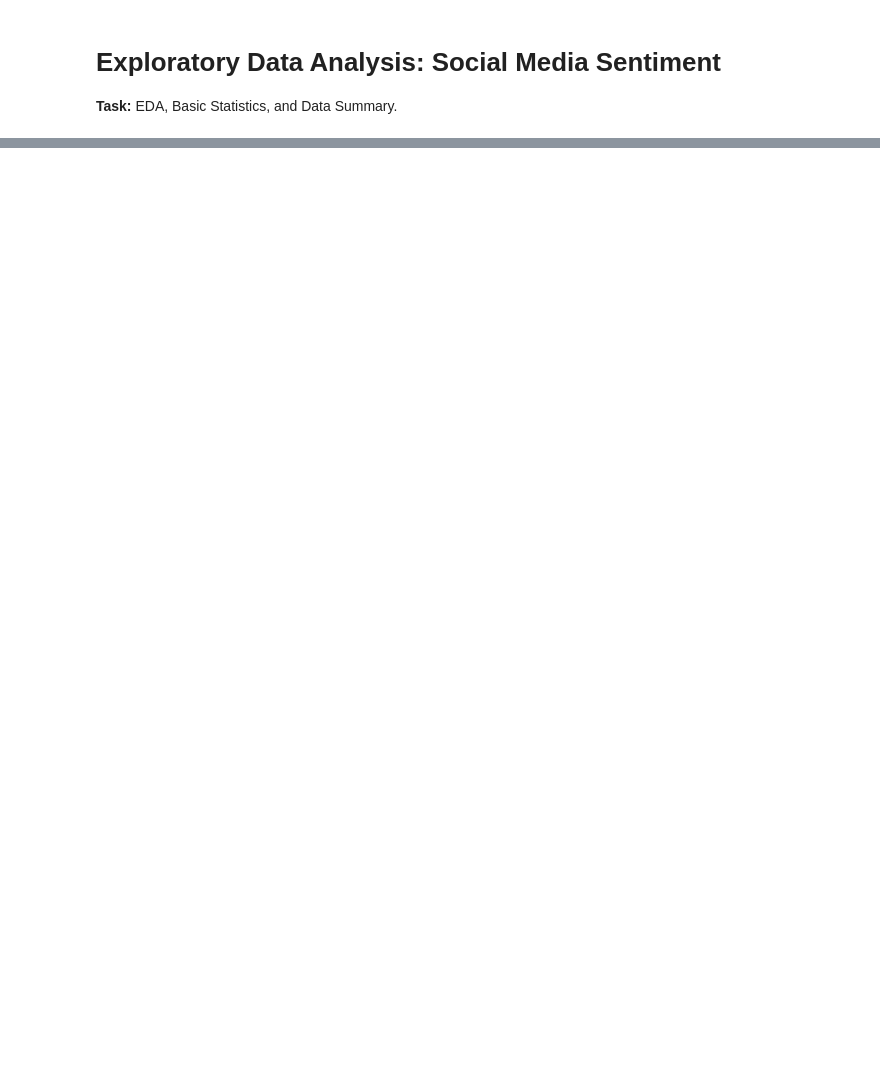
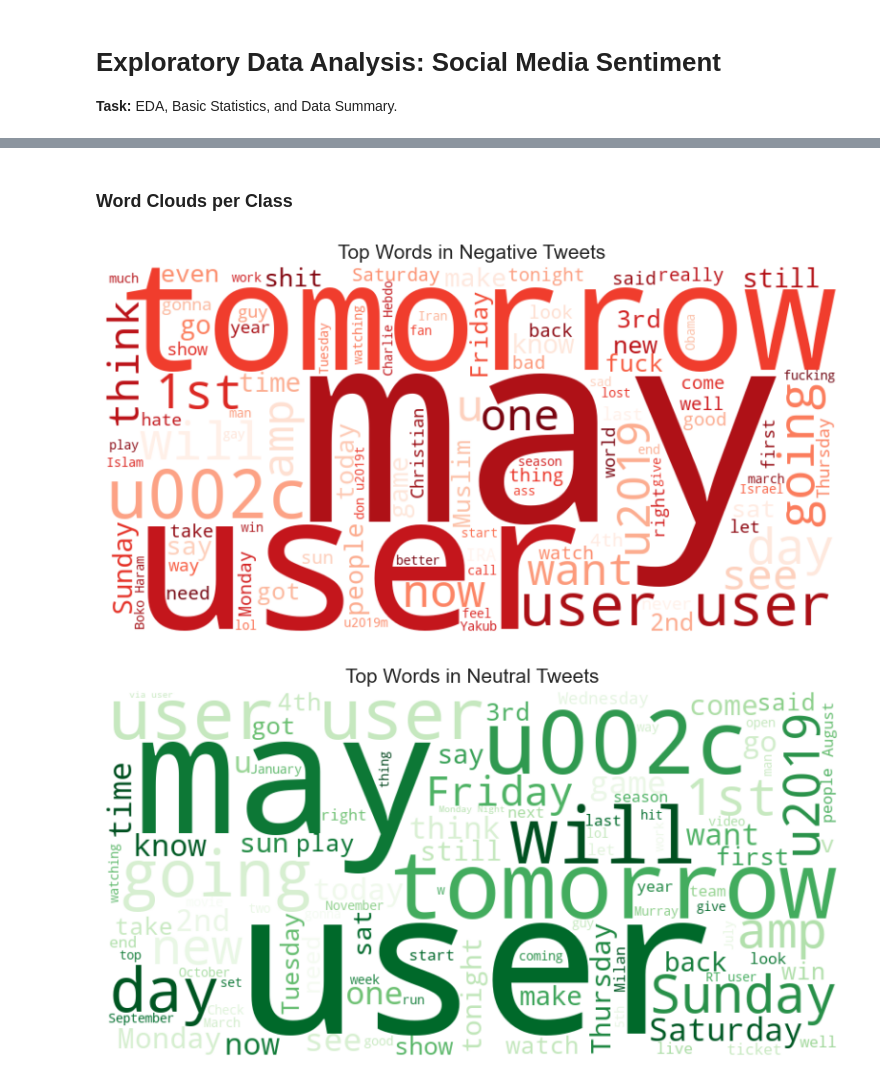
Before and after one commit to JKrempinska/machine_learning_project, a Jupyter notebook: notebooks/eda_and_data_summarization.ipynb, the cells around one changed output, grey strips where cells are left out. Saved outputs shown, nothing was run; the diff lists cells and outputs as text; code cells hidden in the pictures; blank space fills up the shorter version.

```diff
--- a/notebooks/eda_and_data_summarization.ipynb
+++ b/notebooks/eda_and_data_summarization.ipynb
@@ -279,0 +157,20 @@ The distribution of sentiment remains relatively consistent across all post type
+# %% [markdown]
+### Word Clouds per Class
+# %%
+def plot_wordcloud(label_id, title, color):
+    text = " ".join(t for t in df_train[df_train['label']==label_id].text)
+    wordcloud = WordCloud(background_color='white', max_words=100, width=800, height=400, colormap=color).generate(text)
+
+    plt.figure(figsize=(10, 5))
+    plt.imshow(wordcloud, interpolation='bilinear')
+    plt.title(title, fontsize=15)
+    plt.axis('off')
+    plt.show()
+
+# Run for each class
+plot_wordcloud(0, 'Top Words in Negative Tweets', 'Reds')
+plot_wordcloud(1, 'Top Words in Neutral Tweets', 'Greens')
+plot_wordcloud(2, 'Top Words in Positive Tweets', 'Blues')
+# %% [output]
+[figure, added]
+[figure, added]
```
Also changed, not shown: parts of 30 cells of this notebook.
